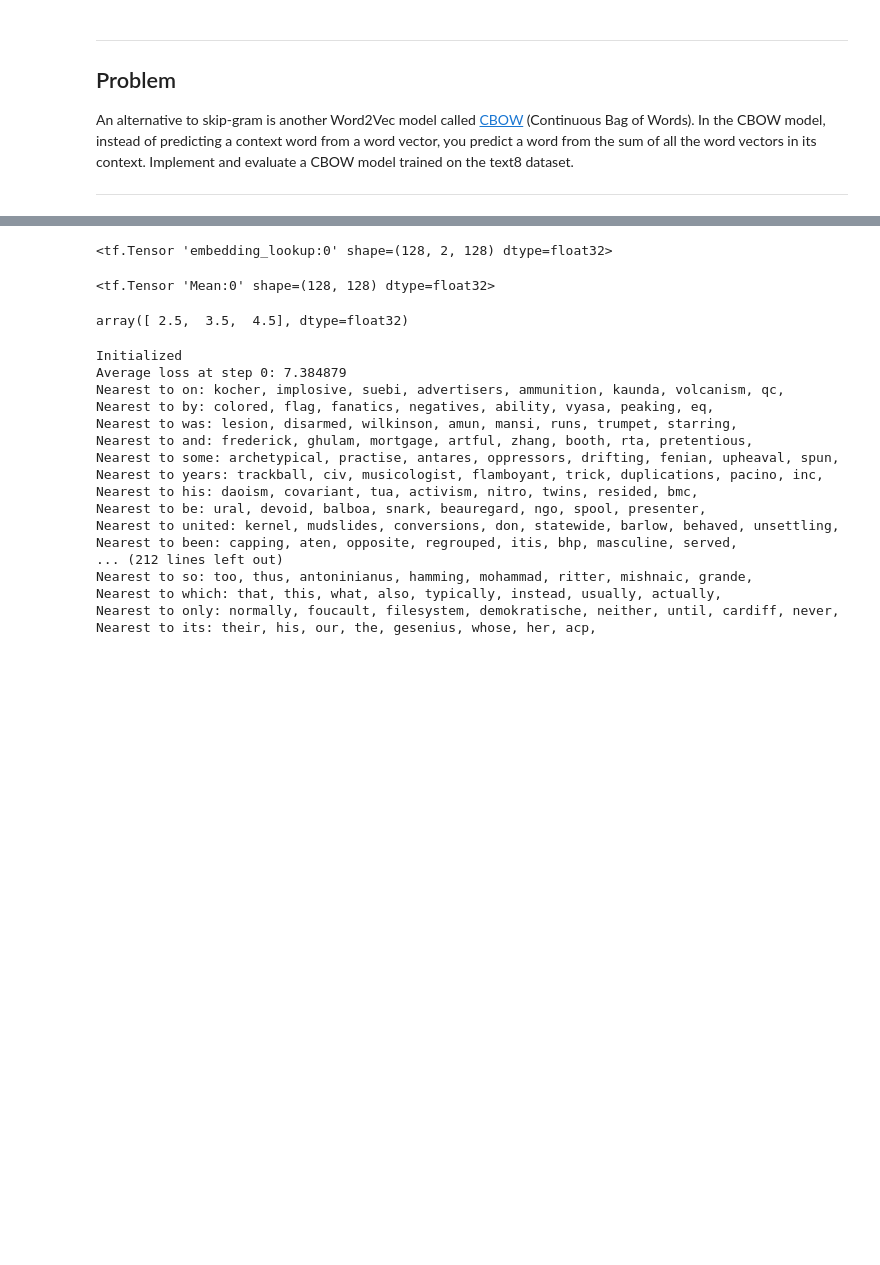
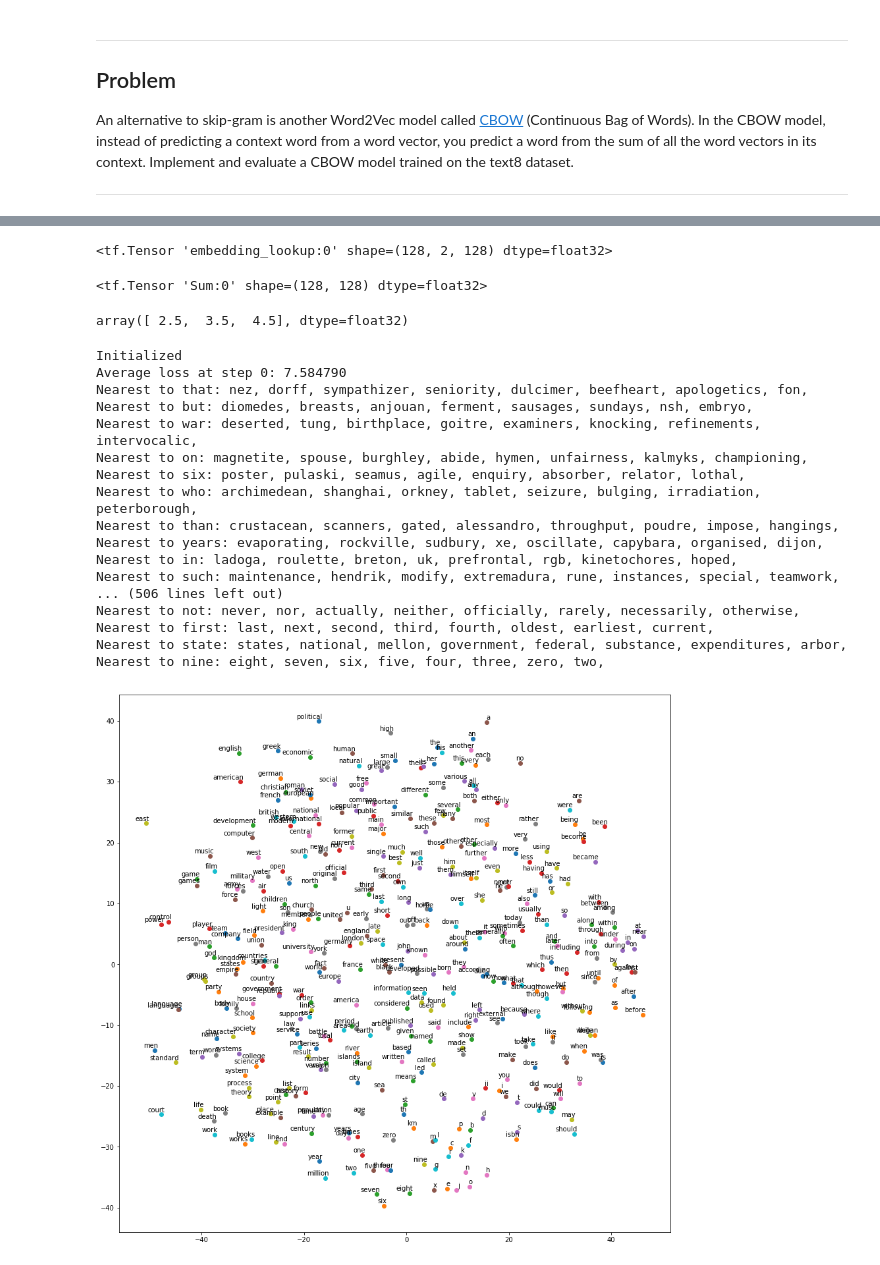
Before and after one commit to maor121/Udacity-Deep-Learning, a Jupyter notebook: 5_word2vec.ipynb, the cells around one changed output, grey strips where cells are left out. Saved outputs shown, nothing was run; the diff lists cells and outputs as text; code cells hidden in the pictures; blank space fills up the shorter version.

```diff
--- a/5_word2vec.ipynb
+++ b/5_word2vec.ipynb
@@ -299,7 +299,7 @@ print('data:', [reverse_dictionary[di] for di in data[:8]])
 for skip_window in [(1), (2)]:
     data_index = 0
     batch, labels = generate_batch_cbow(batch_size=8, skip_window=skip_window)
-    display(batch.shape)
+    #display(batch.shape)
     print('\nwith skip_window = %d:' % (skip_window))
     print('    batch:', [[reverse_dictionary[bii] for bii in bi] for bi in batch])
     print('    labels:', [reverse_dictionary[li] for li in labels.reshape(8)])
@@ -342,7 +342,7 @@ with graph.as_default(), tf.device('/cpu:0'):
   # Model.
   # Look up embeddings for inputs.
   context_lookup = tf.nn.embedding_lookup(embeddings, train_dataset)
-  context = tf.reduce_mean(context_lookup, 1)
+  context = tf.reduce_sum(context_lookup, 1) #tf.reduce_mean(context_lookup, 1)
   display(context_lookup)
   display(context)
   # Compute the softmax loss, using a sample of the negative labels each time.
@@ -367,7 +367,7 @@ with graph.as_default(), tf.device('/cpu:0'):
   similarity = tf.matmul(valid_embeddings, tf.transpose(normalized_embeddings))
 # %% [output]
 <tf.Tensor 'embedding_lookup:0' shape=(128, 2, 128) dtype=float32>
-<tf.Tensor 'Mean:0' shape=(128, 128) dtype=float32>
+<tf.Tensor 'Sum:0' shape=(128, 128) dtype=float32>
 # %%
 with tf.Session(graph=tf.Graph()) as session:
     mat = tf.constant([[1.0, 2, 3], [4, 5, 6], [7, 8, 9]])
@@ -379,7 +379,7 @@ with tf.Session(graph=tf.Graph()) as session:
 # %% [output]
 array([ 2.5,  3.5,  4.5], dtype=float32)
 # %%
-num_steps = 100001
+num_steps = 240001
 
 with tf.Session(graph=graph) as session:
   tf.global_variables_initializer().run()
@@ -412,19 +412,39 @@ with tf.Session(graph=graph) as session:
   final_embeddings = normalized_embeddings.eval()
 # %% [output]
 Initialized
-Average loss at step 0: 7.384879
-Nearest to on: kocher, implosive, suebi, advertisers, ammunition, kaunda, volcanism, qc,
-Nearest to by: colored, flag, fanatics, negatives, ability, vyasa, peaking, eq,
-Nearest to was: lesion, disarmed, wilkinson, amun, mansi, runs, trumpet, starring,
-Nearest to and: frederick, ghulam, mortgage, artful, zhang, booth, rta, pretentious,
-Nearest to some: archetypical, practise, antares, oppressors, drifting, fenian, upheaval, spun,
-Nearest to years: trackball, civ, musicologist, flamboyant, trick, duplications, pacino, inc,
-Nearest to his: daoism, covariant, tua, activism, nitro, twins, resided, bmc,
-Nearest to be: ural, devoid, balboa, snark, beauregard, ngo, spool, presenter,
-Nearest to united: kernel, mudslides, conversions, don, statewide, barlow, behaved, unsettling,
-Nearest to been: capping, aten, opposite, regrouped, itis, bhp, masculine, served,
-... (212 lines left out)
-Nearest to so: too, thus, antoninianus, hamming, mohammad, ritter, mishnaic, grande,
-Nearest to which: that, this, what, also, typically, instead, usually, actually,
-Nearest to only: normally, foucault, filesystem, demokratische, neither, until, cardiff, never,
-Nearest to its: their, his, our, the, gesenius, whose, her, acp,
+Average loss at step 0: 7.584790
+Nearest to that: nez, dorff, sympathizer, seniority, dulcimer, beefheart, apologetics, fon,
+Nearest to but: diomedes, breasts, anjouan, ferment, sausages, sundays, nsh, embryo,
+Nearest to war: deserted, tung, birthplace, goitre, examiners, knocking, refinements, intervocalic,
+Nearest to on: magnetite, spouse, burghley, abide, hymen, unfairness, kalmyks, championing,
+Nearest to six: poster, pulaski, seamus, agile, enquiry, absorber, relator, lothal,
+Nearest to who: archimedean, shanghai, orkney, tablet, seizure, bulging, irradiation, peterborough,
+Nearest to than: crustacean, scanners, gated, alessandro, throughput, poudre, impose, hangings,
+Nearest to years: evaporating, rockville, sudbury, xe, oscillate, capybara, organised, dijon,
+Nearest to in: ladoga, roulette, breton, uk, prefrontal, rgb, kinetochores, hoped,
+Nearest to such: maintenance, hendrik, modify, extremadura, rune, instances, special, teamwork,
+... (506 lines left out)
+Nearest to not: never, nor, actually, neither, officially, rarely, necessarily, otherwise,
+Nearest to first: last, next, second, third, fourth, oldest, earliest, current,
+Nearest to state: states, national, mellon, government, federal, substance, expenditures, arbor,
+Nearest to nine: eight, seven, six, five, four, three, zero, two,
+# %%
+num_points = 400
+
+tsne = TSNE(perplexity=30, n_components=2, init='pca', n_iter=5000)
+two_d_embeddings = tsne.fit_transform(final_embeddings[1:num_points+1, :])
+# %%
+def plot(embeddings, labels):
+  assert embeddings.shape[0] >= len(labels), 'More labels than embeddings'
+  pylab.figure(figsize=(15,15))  # in inches
+  for i, label in enumerate(labels):
+    x, y = embeddings[i,:]
+    pylab.scatter(x, y)
+    pylab.annotate(label, xy=(x, y), xytext=(5, 2), textcoords='offset points',
+                   ha='right', va='bottom')
+  pylab.show()
+
+words = [reverse_dictionary[i] for i in range(1, num_points+1)]
+plot(two_d_embeddings, words)
+# %% [output]
+[figure, added]
```
Also changed, not shown: parts of 5 cells of this notebook, 1 other file.
